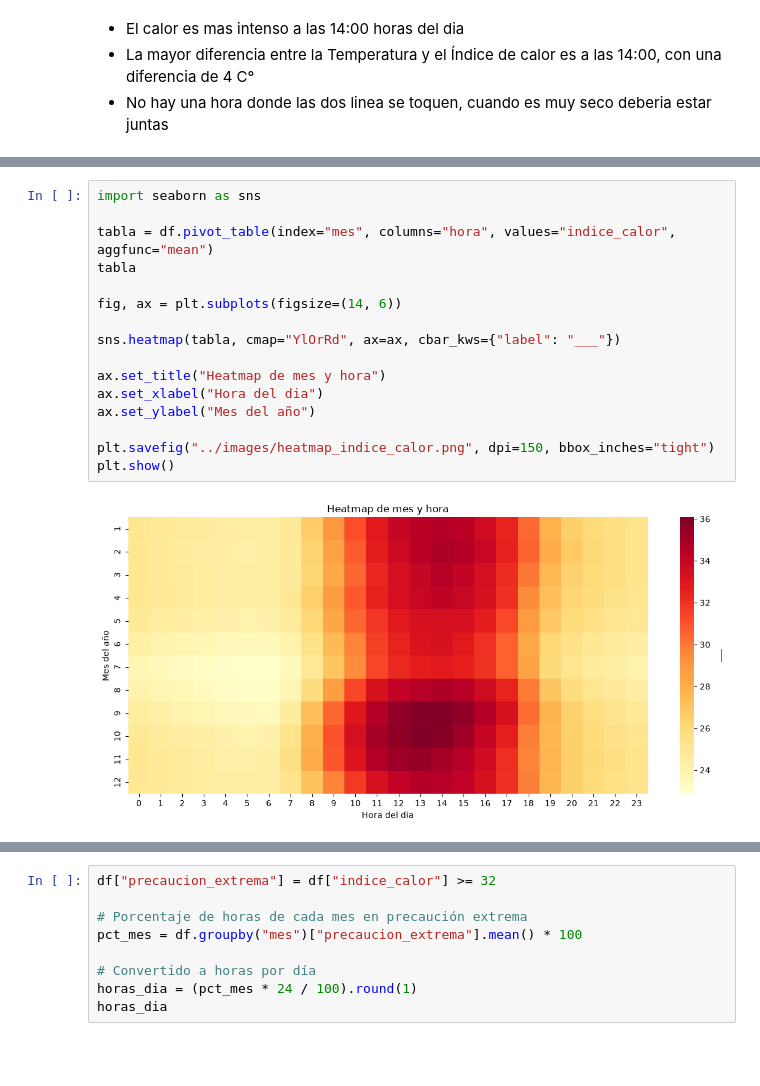
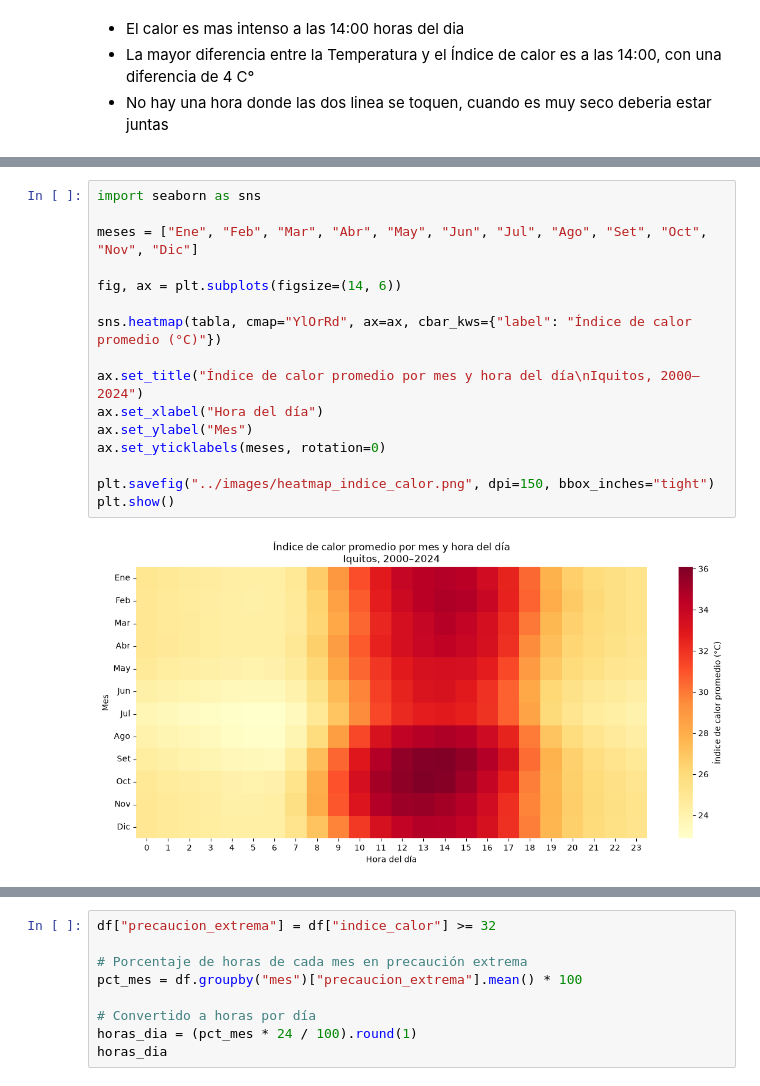
Before and after one commit to David-Sac/clima-iquitos, a Jupyter notebook: notebooks/03_visualizacion.ipynb, the cells around one changed output, grey strips where cells are left out. Saved outputs shown, nothing was run; the diff lists cells and outputs as text; blank space fills up the shorter version.

```diff
--- a/notebooks/03_visualizacion.ipynb
+++ b/notebooks/03_visualizacion.ipynb
@@ -70,19 +87,19 @@ Name: humedad_relativa, dtype: float64
 # %%
 import seaborn as sns
 
-tabla = df.pivot_table(index="mes", columns="hora", values="indice_calor", aggfunc="mean")
-tabla
+meses = ["Ene", "Feb", "Mar", "Abr", "May", "Jun", "Jul", "Ago", "Set", "Oct", "Nov", "Dic"]
 
 fig, ax = plt.subplots(figsize=(14, 6))
 
-sns.heatmap(tabla, cmap="YlOrRd", ax=ax, cbar_kws={"label": "___"})
+sns.heatmap(tabla, cmap="YlOrRd", ax=ax, cbar_kws={"label": "Índice de calor promedio (°C)"})
 
-ax.set_title("Heatmap de mes y hora")
-ax.set_xlabel("Hora del dia")
-ax.set_ylabel("Mes del año")
+ax.set_title("Índice de calor promedio por mes y hora del día\nIquitos, 2000–2024")
+ax.set_xlabel("Hora del día")
+ax.set_ylabel("Mes")
+ax.set_yticklabels(meses, rotation=0)
 
 plt.savefig("../images/heatmap_indice_calor.png", dpi=150, bbox_inches="tight")
 plt.show()
 # %% [output]
-[figure, old version]
+[figure, new version]
 # %% [markdown]
```
Also changed, not shown: parts of 12 cells of this notebook, 3 other files.
